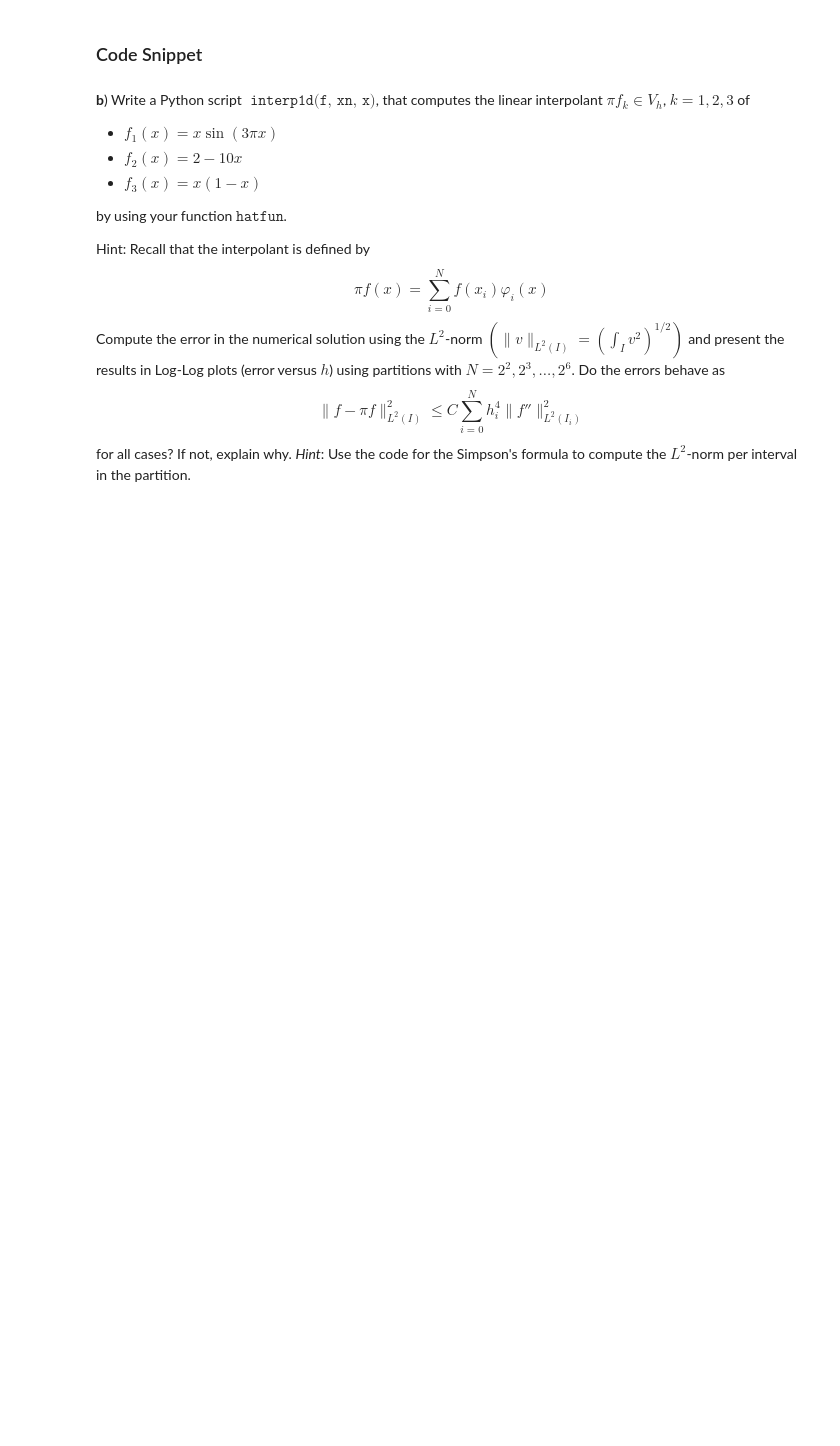
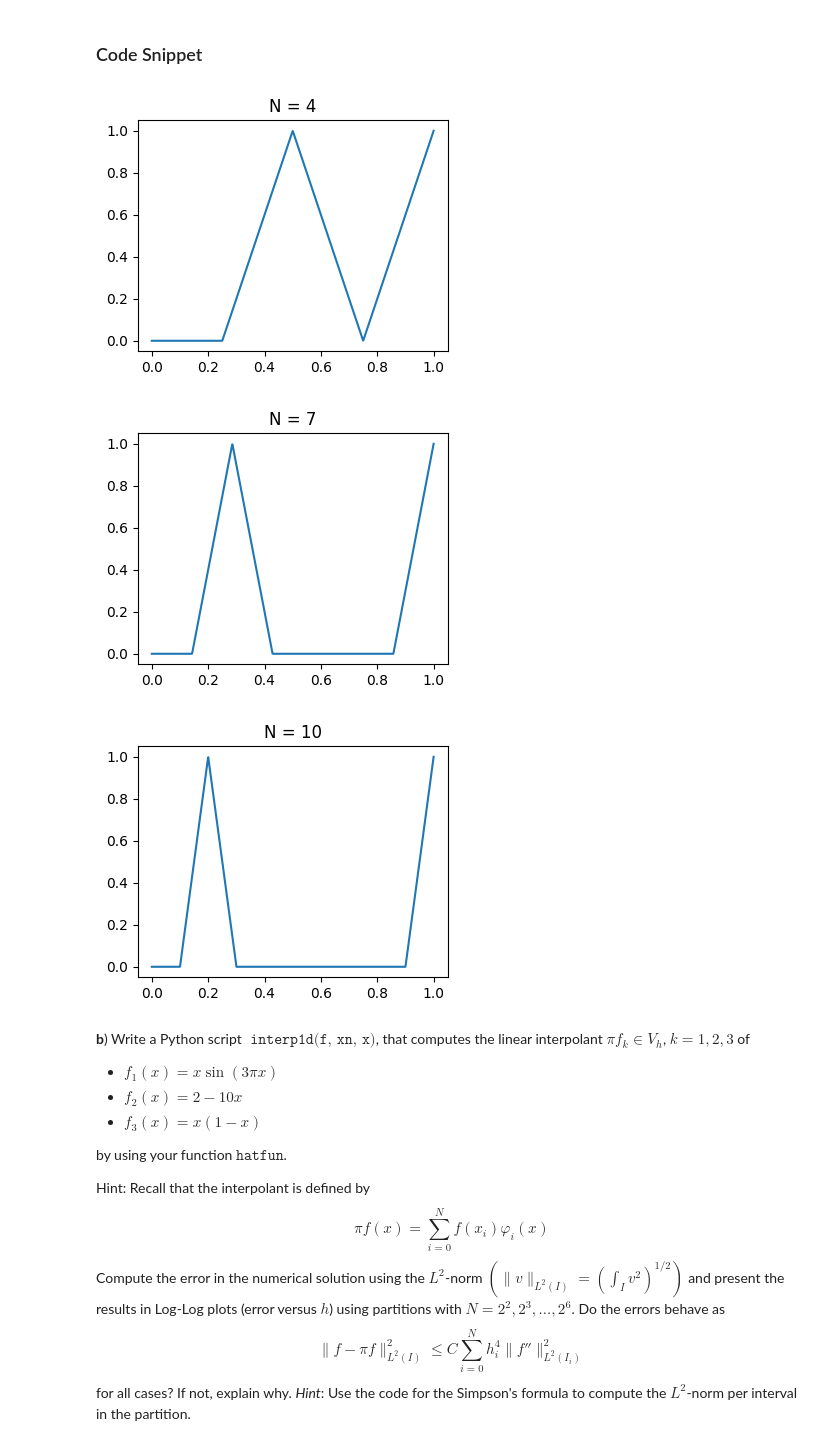
Before and after one commit to todj107/NumPDE, a Jupyter notebook: lab_02_tor.ipynb, the cells around one changed output. Saved outputs shown, nothing was run; the diff lists cells and outputs as text; code cells hidden in the pictures; blank space fills up the shorter version.

```diff
--- a/lab_02_tor.ipynb
+++ b/lab_02_tor.ipynb
@@ -244,6 +244,15 @@ def mid_point(f, a, b, N):
 
     return g
 
+def trapezoid(f, a, b, N):
+    h = (b - a)/N
+    g = 0
+    x = np.linspace(a, b, N+1)
+    for i in range(1,N+1):
+        g += h/2*(f(x[i-1]) + f(x[i]))
+
+    return g
+
 def simpsons(f, a, b, N):
     h = (b - a)/N
     g = 0
@@ -253,10 +262,3 @@ def simpsons(f, a, b, N):
         g += h/6*(f(x[i-1]) + f(x[i]) + 4*f(xm))
 
     return g
-
-f = lambda x: x**2
-g = mid_point(f, 0, 1, 100)
-gs = simpsons(f, 0, 1, 100)
-
-print(g)
-print(gs)
@@ -308,28 +306,49 @@ import matplotlib.pyplot as plt
 # %%
 def hatfun(xn, i, x):
     y = np.zeros(x.size)
     N = xn.size-1
 
     # Make indexing work for zero dim array
     if x.ndim == 0:
         x = np.array([x])
 
     for j in range(0, y.size):
         # Left boundary
         if i == 0:
             if  xn[0] <= x[j] and x[j] <= xn[1]:
                 y[j] = (xn[1] - x[j])/(xn[1] - xn[0])
         # Right boundar
         elif i == N:
-            if  ...:
-                y[j] = ...
+            if  xn[N-1] <= x[j] and x[j] <= xn[N]:
+                y[j] = (x[j] - xn[N-1])/(xn[N] - xn[N-1])
         # Interior point
         elif xn[i-1] <= x[j] and x[j] <= xn[i+1]:
-            if  ... :
-                y[j] = ...
+            if x[j] <= xn[i]:
+                y[j] = (x[j] - xn[i-1])/(xn[i] - xn[i-1])
             else:
-                y[j] = ...
+                y[j] = (xn[i+1] - x[j])/(xn[i+1] - xn[i])
     return y
+
+## Plotting
+
+N_values = [4, 7, 10]
+
+x = np.linspace(0,1,1000)
+
+for N in N_values:
+
+    xn = np.linspace(0,1,N+1)
+
+    phi = hatfun(xn,2,x)
+    phi += hatfun(xn,N,x)
+
+    plt.figure(figsize=(4, 3))
+    plt.plot(x,phi)
+    plt.title(f"N = {N}")
+# %% [output]
+[figure, added]
+[figure, added]
+[figure, added]
 # %% [markdown]
 **b**) Write a Python script ${\texttt { interp1d(f, xn, x)}}$, that computes the linear interpolant $\pi f_k\in V_h$, $k=1,2,3$ of
 
```
Also changed, not shown: parts of 2 cells of this notebook, 1 other file.
